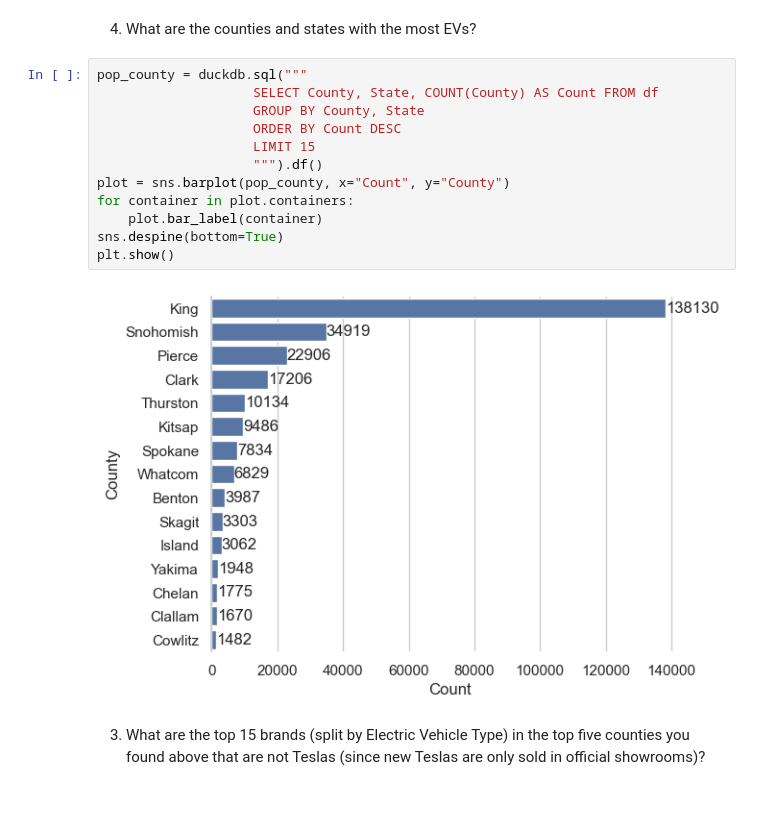
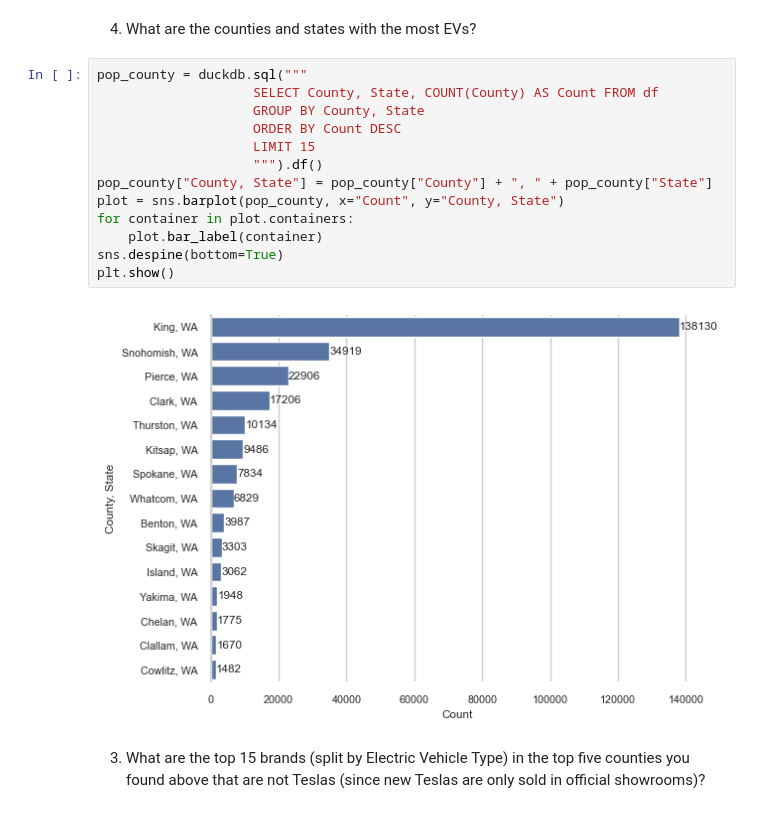
Before and after one commit to speer987/data-analysis-edtech, a Jupyter notebook: notebooks/03_insights_and_visualizations.ipynb, the cells around one changed output. Drawn from its saved outputs; the diff is of its cells as text.

Commit message:
adding more visualizations

```diff
--- a/notebooks/03_insights_and_visualizations.ipynb
+++ b/notebooks/03_insights_and_visualizations.ipynb
@@ -194,17 +200,18 @@ plt.show()
 # %%
 pop_county = duckdb.sql("""
                     SELECT County, State, COUNT(County) AS Count FROM df
                     GROUP BY County, State
                     ORDER BY Count DESC
                     LIMIT 15
                     """).df()
-plot = sns.barplot(pop_county, x="Count", y="County")
+pop_county["County, State"] = pop_county["County"] + ", " + pop_county["State"]
+plot = sns.barplot(pop_county, x="Count", y="County, State")
 for container in plot.containers:
     plot.bar_label(container)
 sns.despine(bottom=True)
 plt.show()
 # %% [output]
-[figure, old version]
+[figure, new version]
 # %% [markdown]
 3) What are the top 15 brands (split by Electric Vehicle Type) in the top five counties you found above that are not Teslas (since new Teslas are only sold in official showrooms)?
 # %%
```
Also changed, not shown: parts of 14 cells of this notebook.
